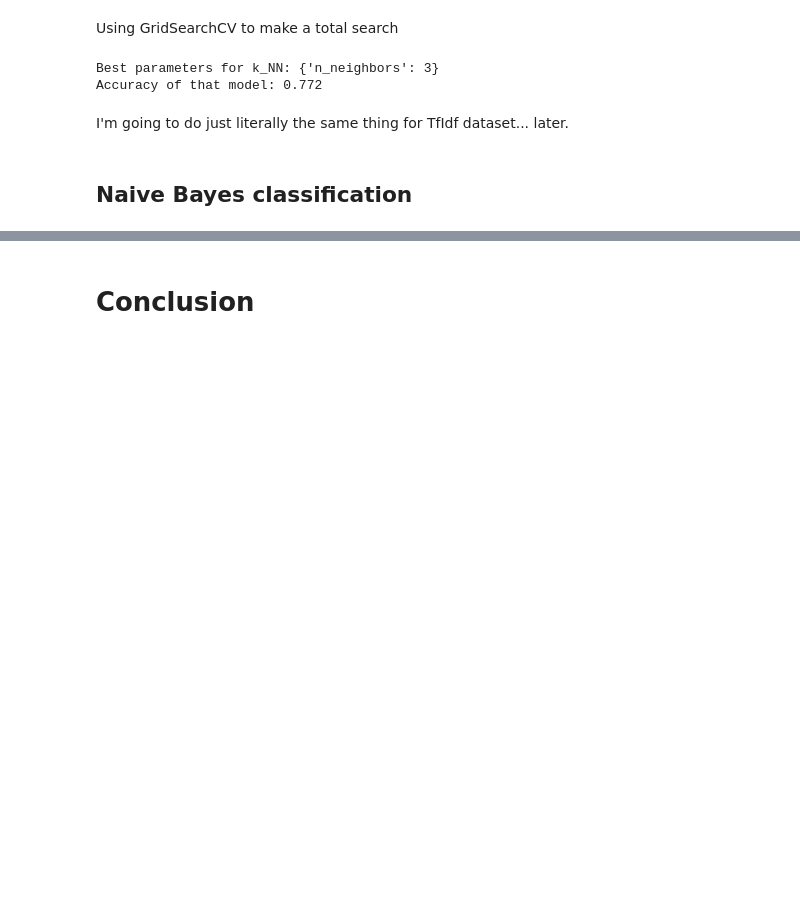
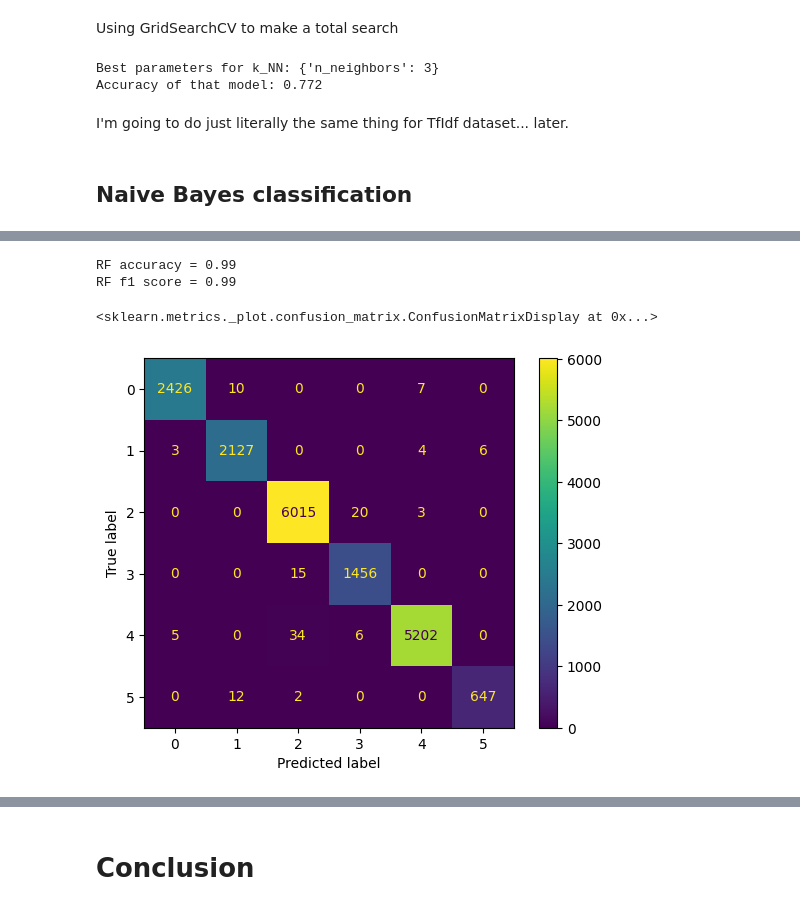
Before and after one commit to auphong2707/emotion-dectection-from-text, a Jupyter notebook: EDFT.ipynb, the cells around one changed output, grey strips where cells are left out. Cells and saved outputs as stored; diff of their text form; code cells hidden in the pictures; blank space fills up the shorter version.

```diff
--- a/EDFT.ipynb
+++ b/EDFT.ipynb
@@ -417,0 +454,11 @@ I'm going to do just literally the same thing for TfIdf dataset... later.
+# %%
+y_rf_pred = RF.predict(X_train_bow)
+print("RF accuracy = {:.2f}".format(accuracy_score(y_rf_pred, y_train)))
+print("RF f1 score = {:.2f}".format(f1_score(y_rf_pred, y_train, average = 'micro')))
+cm = confusion_matrix(y_rf_pred, y_train)
+ConfusionMatrixDisplay(cm).plot()
+# %% [output]
+RF accuracy = 0.99
+RF f1 score = 0.99
+<sklearn.metrics._plot.confusion_matrix.ConfusionMatrixDisplay at 0x...>
+[figure, added]
```
Also changed, not shown: parts of 9 cells of this notebook.
